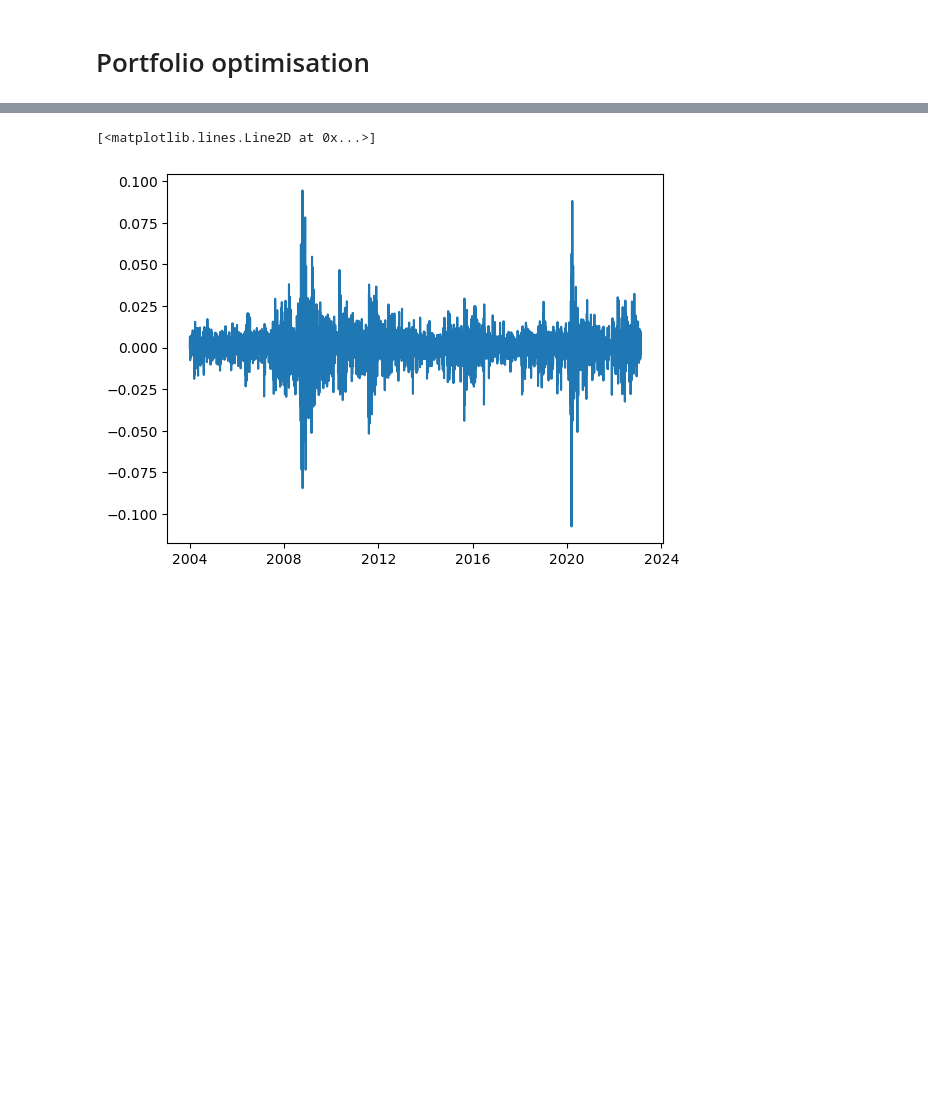
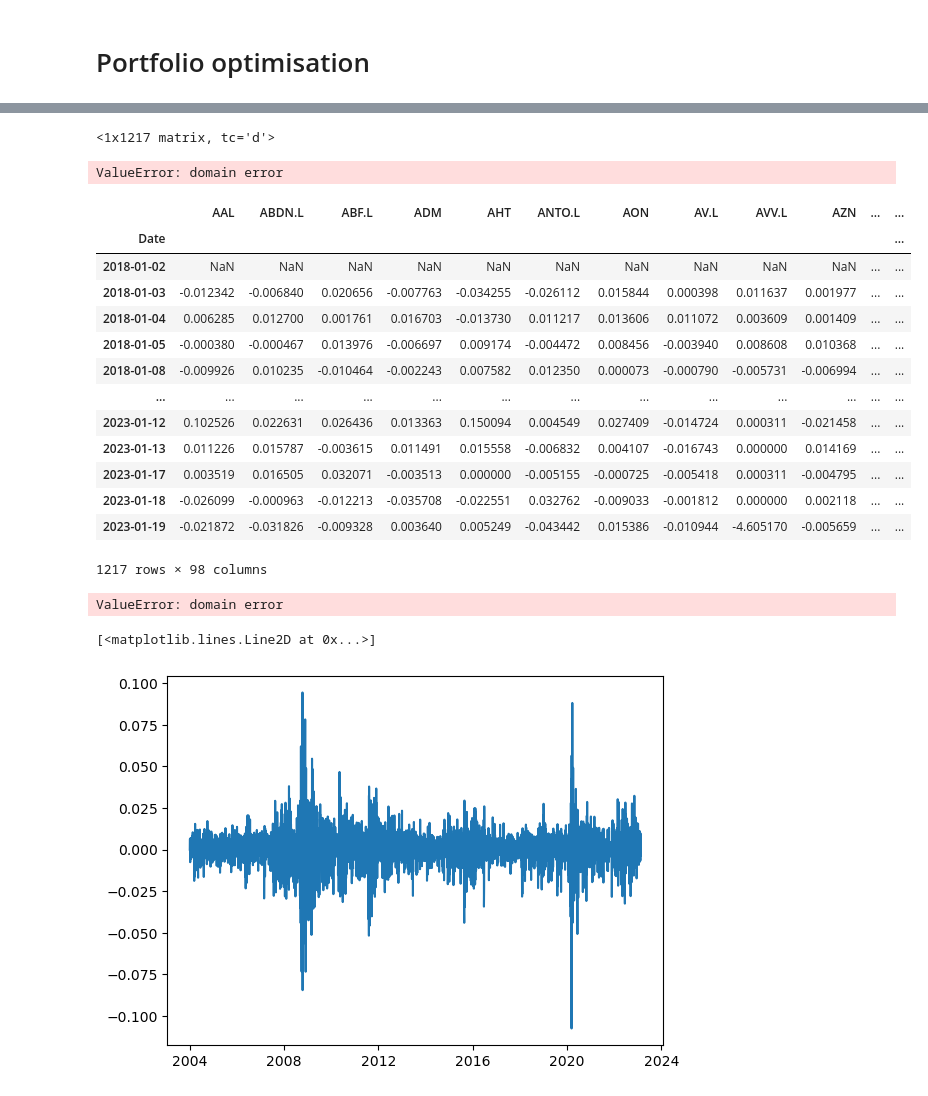
Before and after one commit to Johanlai/risk_management, a Jupyter notebook: VaR.ipynb, the cells around one changed output, grey strips where cells are left out. Drawn from its saved outputs; the diff is of its cells as text; code cells hidden in the pictures; blank space fills up the shorter version.

```diff
--- a/VaR.ipynb
+++ b/VaR.ipynb
@@ -95,0 +116,39 @@ port1.Efficient_Frontier()
+# %%
+A
+# %% [output]
+<1x1217 matrix, tc='d'>
+# %%
+n = len(x.log_returns)
+returns = np.asmatrix(x.log_returns)
+
+N = 100
+mus = [10**(5.0 * t/N - 1.0) for t in range(N)]
+
+S = opt.matrix(np.cov(returns))
+pbar = opt.matrix(np.mean(returns, axis=1))
+
+G = -opt.matrix(np.eye(n))   # negative n x n identity matrix
+h = opt.matrix(0.0, (n ,1))
+A = opt.matrix(1.0, (1, n))
+b = opt.matrix(1.0)
+
+portfolios = [solvers.qp(mu*S, -pbar, G, h, A, b)['x'] for mu in mus]
+# %% [output]
+ValueError: domain error
+# %%
+x.log_returns
+# %% [output]
+|  | AAL | ABDN.L | ABF.L | ADM | AHT | ANTO.L | AON | AV.L | AVV.L | AZN | ... | ... |
+| Date |  |  |  |  |  |  |  |  |  |  |  | ... |
+| 2018-01-02 | NaN | NaN | NaN | NaN | NaN | NaN | NaN | NaN | NaN | NaN | ... | ... |
+| 2018-01-03 | -0.012342 | -0.006840 | 0.020656 | -0.007763 | -0.034255 | -0.026112 | 0.015844 | 0.000398 | 0.011637 | 0.001977 | ... | ... |
+| 2018-01-04 | 0.006285 | 0.012700 | 0.001761 | 0.016703 | -0.013730 | 0.011217 | 0.013606 | 0.011072 | 0.003609 | 0.001409 | ... | ... |
+| 2018-01-05 | -0.000380 | -0.000467 | 0.013976 | -0.006697 | 0.009174 | -0.004472 | 0.008456 | -0.003940 | 0.008608 | 0.010368 | ... | ... |
+| 2018-01-08 | -0.009926 | 0.010235 | -0.010464 | -0.002243 | 0.007582 | 0.012350 | 0.000073 | -0.000790 | -0.005731 | -0.006994 | ... | ... |
+| ... | ... | ... | ... | ... | ... | ... | ... | ... | ... | ... | ... | ... |
+| 2023-01-12 | 0.102526 | 0.022631 | 0.026436 | 0.013363 | 0.150094 | 0.004549 | 0.027409 | -0.014724 | 0.000311 | -0.021458 | ... | ... |
+| 2023-01-13 | 0.011226 | 0.015787 | -0.003615 | 0.011491 | 0.015558 | -0.006832 | 0.004107 | -0.016743 | 0.000000 | 0.014169 | ... | ... |
+| 2023-01-17 | 0.003519 | 0.016505 | 0.032071 | -0.003513 | 0.000000 | -0.005155 | -0.000725 | -0.005418 | 0.000311 | -0.004795 | ... | ... |
+| 2023-01-18 | -0.026099 | -0.000963 | -0.012213 | -0.035708 | -0.022551 | 0.032762 | -0.009033 | -0.001812 | 0.000000 | 0.002118 | ... | ... |
+| 2023-01-19 | -0.021872 | -0.031826 | -0.009328 | 0.003640 | 0.005249 | -0.043442 | 0.015386 | -0.010944 | -4.605170 | -0.005659 | ... | ... |
+1217 rows × 98 columns
@@ -96,3 +157,7 @@ port1.Efficient_Frontier()
+# %%
+weights, returns, risks = optimal_portfolio(x.log_returns)
+# %% [output]
+ValueError: domain error
 # %%
 port1.equally_weighted()
 # %%
```
Also changed, not shown: parts of 31 cells of this notebook, 4 other files.
